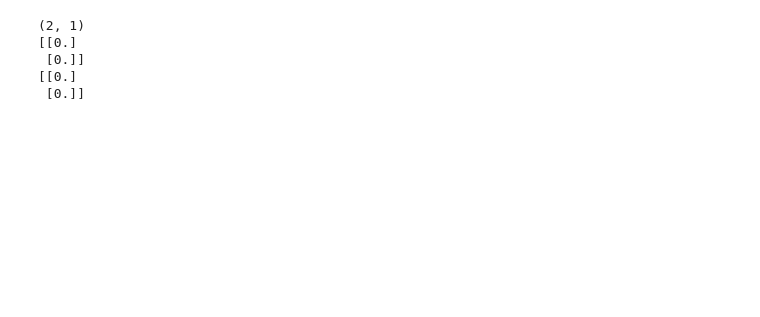
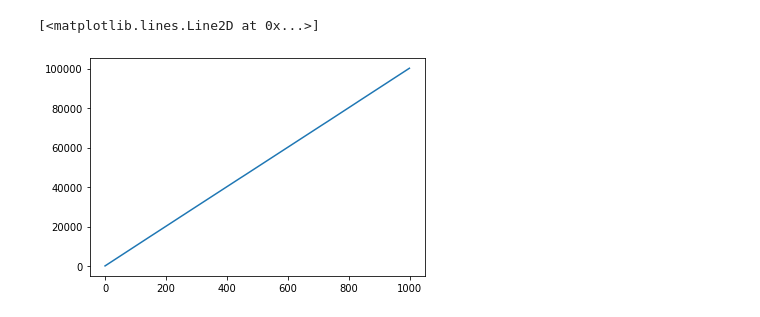
Before and after one commit to robobe/control_cook, a Jupyter notebook: kalman_filter_course/kalman_estimate.ipynb, the cells around one changed output. Drawn from its saved outputs; the diff is of its cells as text; code cells hidden in the pictures; blank space fills up the shorter version.

```diff
--- a/kalman_filter_course/kalman_estimate.ipynb
+++ b/kalman_filter_course/kalman_estimate.ipynb
@@ -16,6 +19,6 @@ plt.plot(signal)
 # %%
 def kalman(signal):
-    out = np.zeros((len(signal)))
+    out = np.zeros((len(signal),2))
     x = np.matrix([[0.0], [0.0]])
     dt = 1
     H = np.matrix([0,1])
@@ -24,11 +27,18 @@ def kalman(signal):
     A=np.matrix([[1, dt], [0, 1]])
     for i in range(len(signal)):
         x = np.matmul(A, x)
+        P= A*P * np.transpose(A)
+        K = (P*np.transpose(H)*np.linalg.inv(H*P*np.transpose(H)+R))
+        z=signal[i]
+        resudial=K*(z-H*x)
+        x=x+resudial
+        P=P-K*H*P
+        out[i,0]=x[0]
+        out[i,1]=x[1]
+    return out
-# %%
-kalman(signal)
-# %% [output]
-(2, 1)
-[[0.]
- [0.]]
-[[0.]
- [0.]]
+# %%
+out=kalman(signal)
+plt.plot(out[:,0])
+# %% [output]
+[<matplotlib.lines.Line2D at 0x...>]
+[figure, added]
```
Also changed, not shown: parts of 6 cells of this notebook, 4 other files.
